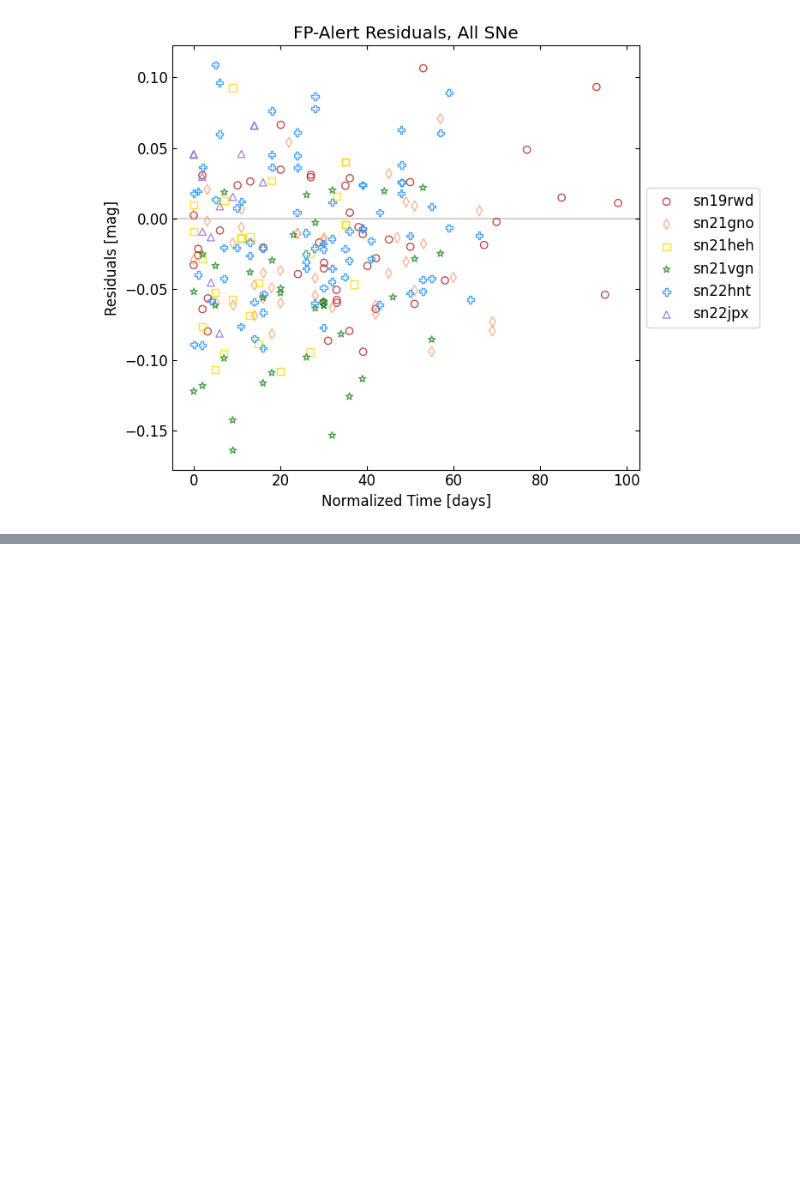
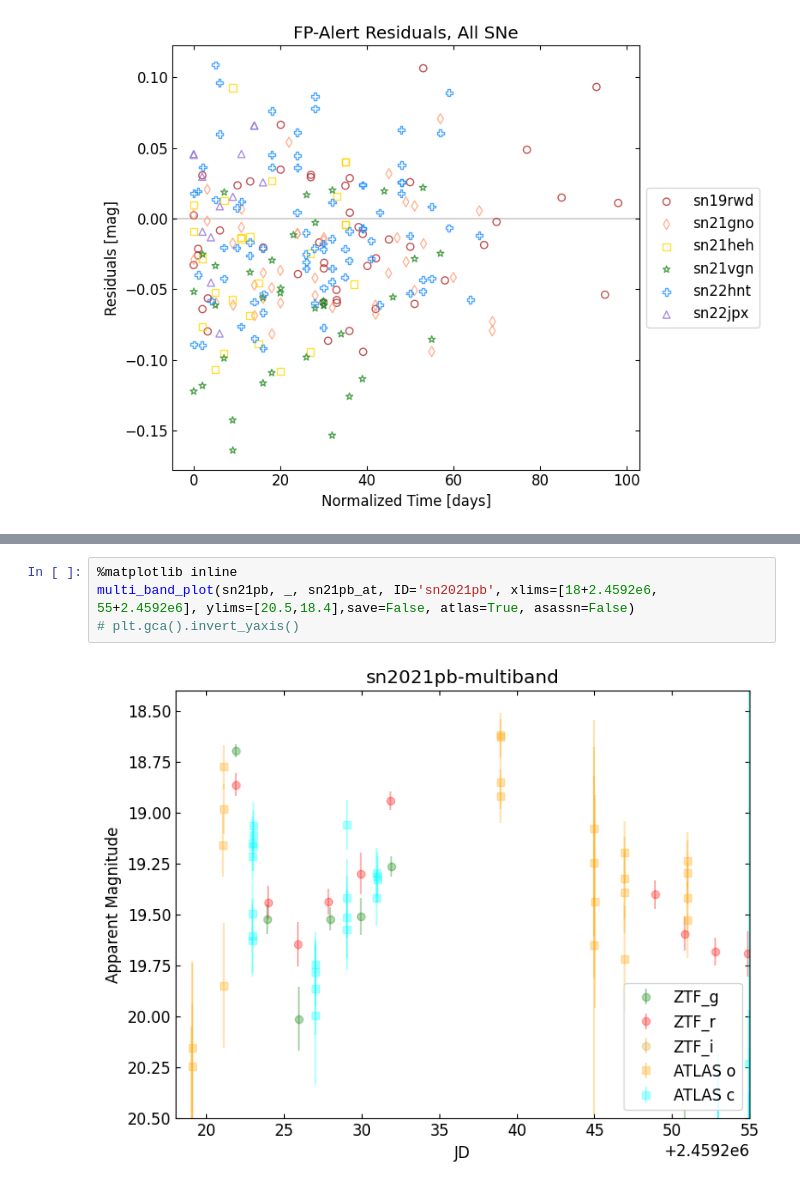
Before and after one commit to aec3675/ztf_IIb, a Jupyter notebook: forced_phot_nb.ipynb, the cells around one changed output, grey strips where cells are left out. Cells and saved outputs as stored; diff of their text form; blank space fills up the shorter version.

```diff
--- a/forced_phot_nb.ipynb
+++ b/forced_phot_nb.ipynb
@@ -397,0 +388,6 @@ plt.legend()
+# %%
+%matplotlib inline
+multi_band_plot(sn21pb, _, sn21pb_at, ID='sn2021pb', xlims=[18+2.4592e6, 55+2.4592e6], ylims=[20.5,18.4],save=False, atlas=True, asassn=False)
+# plt.gca().invert_yaxis()
+# %% [output]
+[figure, added]
```
Also changed, not shown: parts of 6 cells of this notebook, 6 other files.
